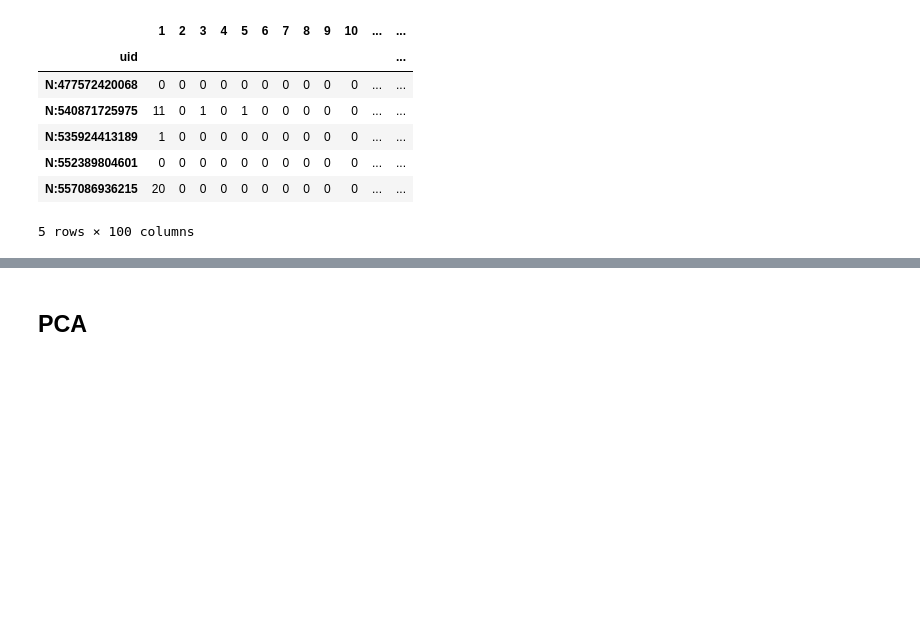
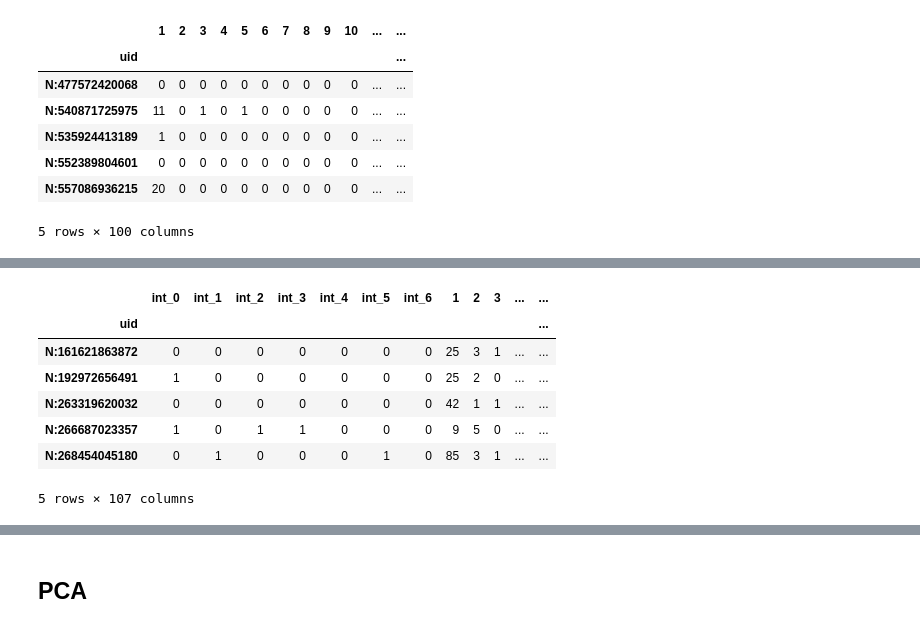
Before and after one commit to anokhin/anokhin.github.io, a Jupyter notebook: notebooks/timeline/graphmod.ipynb, the cells around one changed output, grey strips where cells are left out. Saved outputs shown, nothing was run; the diff lists cells and outputs as text; code cells hidden in the pictures; blank space fills up the shorter version.

```diff
--- a/notebooks/timeline/graphmod.ipynb
+++ b/notebooks/timeline/graphmod.ipynb
@@ -141,0 +213,21 @@ visualize_dist(dfs[spent > 10], 20, 8)
+# %%
+dfm["int_0"] = (dfm["is_male:True"] > dfm["is_male:False"]).astype(int)  # is_male: int_0
+dfm["int_1"] = (dfm["age:0"] + dfm["age:10"] + dfm["age:20"] > dfm["age:30"] + dfm["age:40"] + dfm["age:50"] + dfm["age:60"] + dfm["age:70"] + dfm["age:80"] + dfm["age:90"] + dfm["age:100"]).astype(int) # is_young
+dfm["int_2"] = (dfm["age:0"] + dfm["age:10"] + dfm["age:20"] + dfm["age:30"] + dfm["age:40"] < dfm["age:50"] + dfm["age:60"] + dfm["age:70"] + dfm["age:80"] + dfm["age:90"] + dfm["age:100"]).astype(int) # is_old
+dfm["int_3"] = (dfm["inc:5"] + dfm["inc:4"] > dfm["inc:3"] + dfm["inc:2"] + dfm["inc:1"]).astype(int) # is_rich: int_2
+dfm["int_4"] = (dfm["edu:1"] < dfm["edu:2"]).astype(int) # is_educated
+dfm["int_5"] = (dfm["fam:1"] < dfm["fam:2"]).astype(int) # is_family
+dfm["int_6"] = (dfm["emp:1"] < dfm["emp:2"]).astype(int) # is_married
+
+dfx = dfm[["int_%d" % i for i in xrange(7)] + range(1, 101)]
+dfx.to_csv("/Users/anokhin/Desktop/train_set.csv")
+dfx.head()
+# %% [output]
+|  | int_0 | int_1 | int_2 | int_3 | int_4 | int_5 | int_6 | 1 | 2 | 3 | ... | ... |
+| uid |  |  |  |  |  |  |  |  |  |  |  | ... |
+| N:161621863872 | 0 | 0 | 0 | 0 | 0 | 0 | 0 | 25 | 3 | 1 | ... | ... |
+| N:192972656491 | 1 | 0 | 0 | 0 | 0 | 0 | 0 | 25 | 2 | 0 | ... | ... |
+| N:263319620032 | 0 | 0 | 0 | 0 | 0 | 0 | 0 | 42 | 1 | 1 | ... | ... |
+| N:266687023357 | 1 | 0 | 1 | 1 | 0 | 0 | 0 | 9 | 5 | 0 | ... | ... |
+| N:268454045180 | 0 | 1 | 0 | 0 | 0 | 1 | 0 | 85 | 3 | 1 | ... | ... |
+5 rows × 107 columns
```
Also changed, not shown: parts of 13 cells of this notebook, 2 other files.
